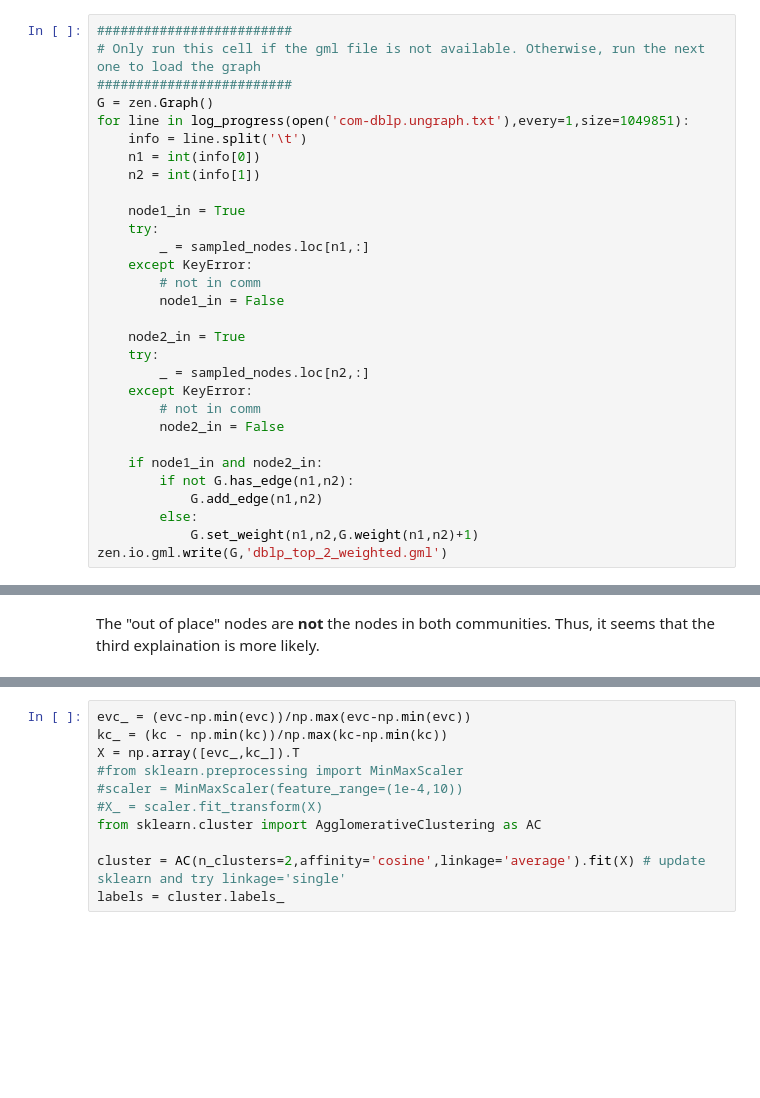
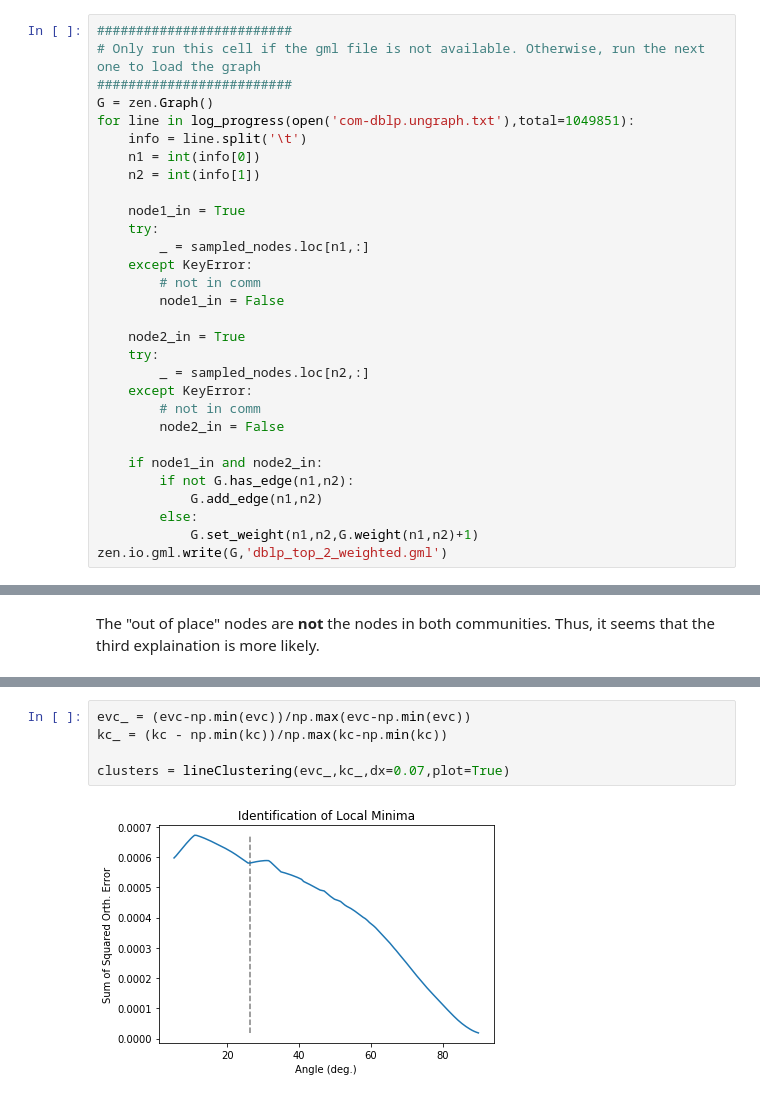
Before and after one commit to markditsworth/ModularityStudy, a Jupyter notebook: DBLP.ipynb, the cells around one changed output, grey strips where cells are left out. Saved outputs shown, nothing was run; the diff lists cells and outputs as text; blank space fills up the shorter version.

```diff
--- a/DBLP.ipynb
+++ b/DBLP.ipynb
@@ -112,7 +49,7 @@ sampled_nodes=dblp_df[(dblp_df['Community']==TwoLargestCom[0])|\
 # Only run this cell if the gml file is not available. Otherwise, run the next one to load the graph
 #########################
 G = zen.Graph()
-for line in log_progress(open('com-dblp.ungraph.txt'),every=1,size=1049851):
+for line in log_progress(open('com-dblp.ungraph.txt'),total=1049851):
     info = line.split('\t')
     n1 = int(info[0])
     n2 = int(info[1])
@@ -265,11 +314,7 @@ The "out of place" nodes are **not** the nodes in both communities. Thus, it see
 # %%
 evc_ = (evc-np.min(evc))/np.max(evc-np.min(evc))
 kc_ = (kc - np.min(kc))/np.max(kc-np.min(kc))
-X = np.array([evc_,kc_]).T
-#from sklearn.preprocessing import MinMaxScaler
-#scaler = MinMaxScaler(feature_range=(1e-4,10))
-#X_ = scaler.fit_transform(X)
-from sklearn.cluster import AgglomerativeClustering as AC
 
-cluster = AC(n_clusters=2,affinity='cosine',linkage='average').fit(X) # update sklearn and try linkage='single'
-labels = cluster.labels_
+clusters = lineClustering(evc_,kc_,dx=0.07,plot=True)
+# %% [output]
+[figure, added]
```
Also changed, not shown: parts of 13 cells of this notebook, 6 other files.
